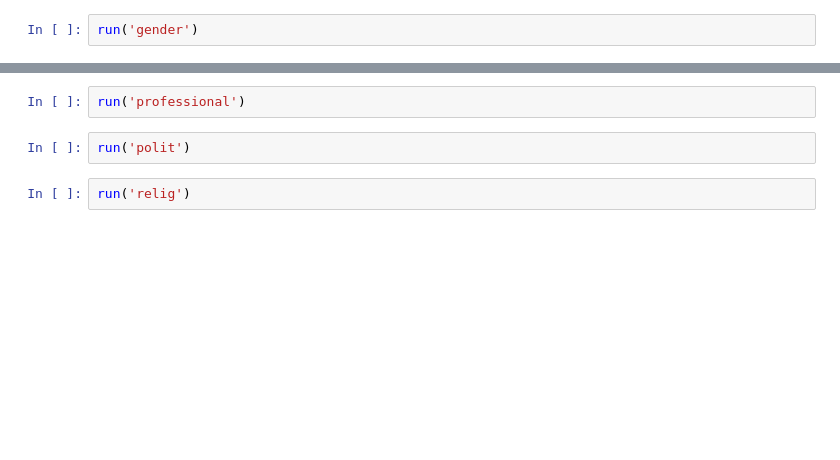
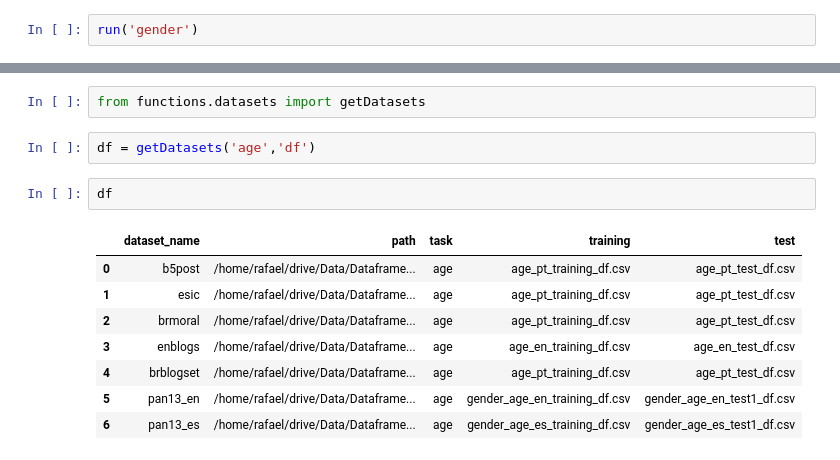
Before and after one commit to rafaelsandroni/author-profiling-models, a Jupyter notebook: baseline1-tfidf-lr-dataset-refactored-part2.ipynb, the cells around one changed output, grey strips where cells are left out. Cells and saved outputs as stored; diff of their text form; blank space fills up the shorter version.

```diff
--- a/baseline1-tfidf-lr-dataset-refactored-part2.ipynb
+++ b/baseline1-tfidf-lr-dataset-refactored-part2.ipynb
@@ -177,6 +222,15 @@ run('education')
-# %%
-run('professional')
-# %%
-run('polit')
-# %%
-run('relig')
+# %%
+from functions.datasets import getDatasets
+# %%
+df = getDatasets('age','df')
+# %%
+df
+# %% [output]
+|  | dataset_name | path | task | training | test |
+| 0 | b5post | /home/rafael/drive/Data/Dataframe... | age | age_pt_training_df.csv | age_pt_test_df.csv |
+| 1 | esic | /home/rafael/drive/Data/Dataframe... | age | age_pt_training_df.csv | age_pt_test_df.csv |
+| 2 | brmoral | /home/rafael/drive/Data/Dataframe... | age | age_pt_training_df.csv | age_pt_test_df.csv |
+| 3 | enblogs | /home/rafael/drive/Data/Dataframe... | age | age_en_training_df.csv | age_en_test_df.csv |
+| 4 | brblogset | /home/rafael/drive/Data/Dataframe... | age | age_pt_training_df.csv | age_pt_test_df.csv |
+| 5 | pan13_en | /home/rafael/drive/Data/Dataframe... | age | gender_age_en_training_df.csv | gender_age_en_test1_df.csv |
+| 6 | pan13_es | /home/rafael/drive/Data/Dataframe... | age | gender_age_es_training_df.csv | gender_age_es_test1_df.csv |
```
Also changed, not shown: parts of 7 cells of this notebook, 37 other files.
